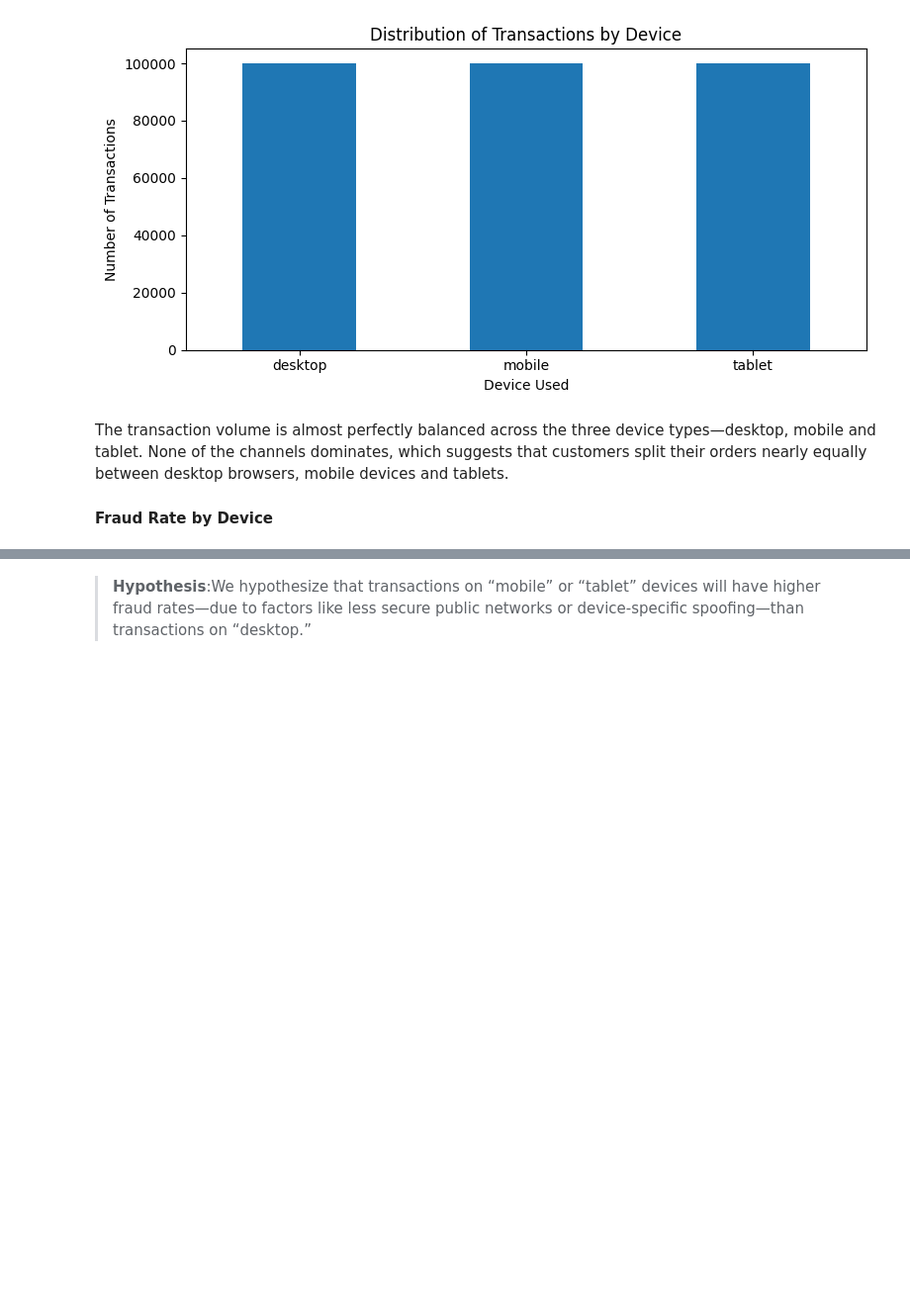
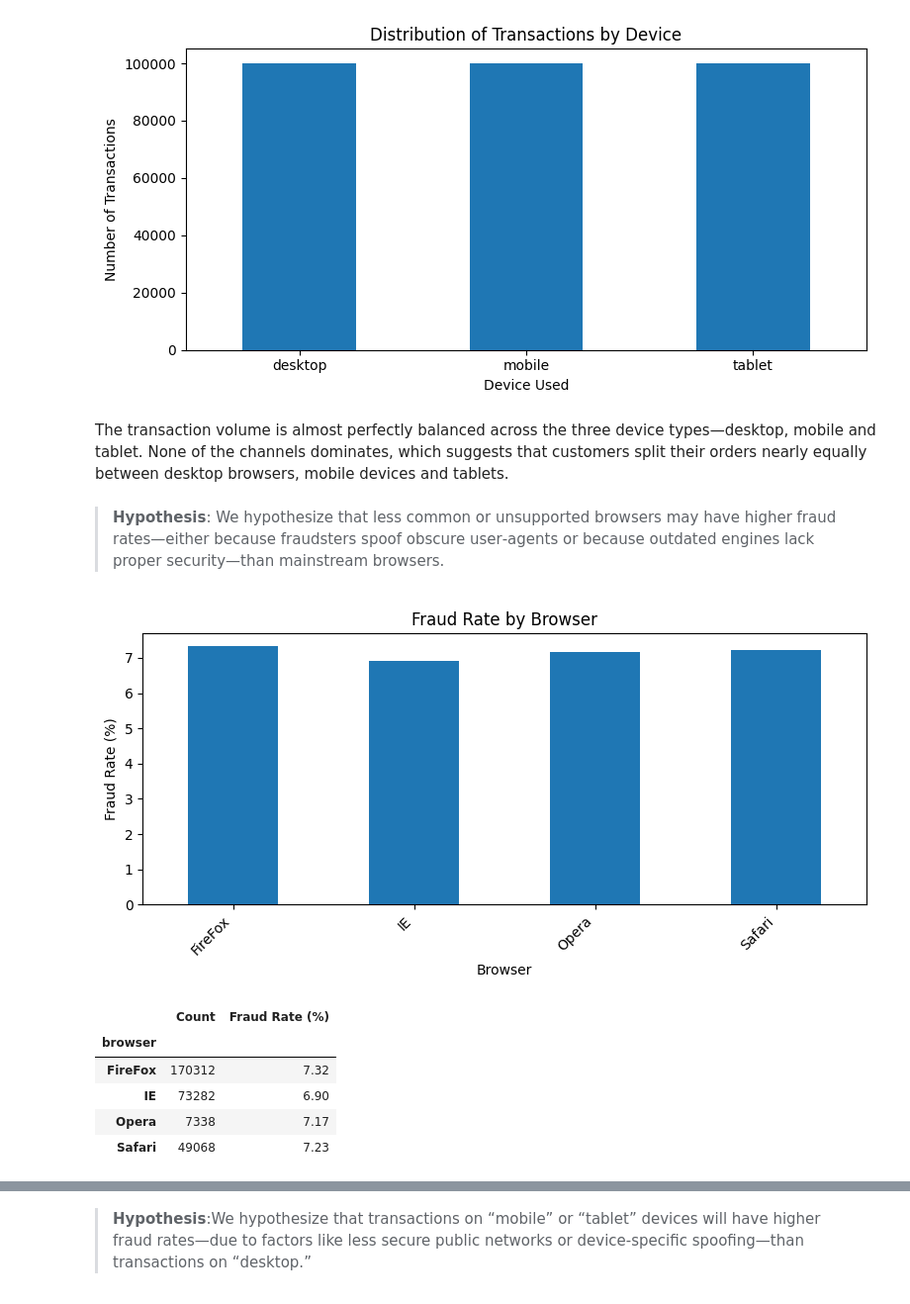
Before and after one commit to joaopcastro710/Proj_AI, a Jupyter notebook: Project 2/Proj2.ipynb, the cells around one changed output, grey strips where cells are left out. Shown at 99% size. Saved outputs shown, nothing was run; the diff lists cells and outputs as text; code cells hidden in the pictures; blank space fills up the shorter version.

```diff
--- a/Project 2/Proj2.ipynb
+++ b/Project 2/Proj2.ipynb
@@ -129,3 +116,21 @@ KeyError: 'signup_time'
+# %%
+
+df = pd.get_dummies(df, columns=[
+    'source', 'browser', 'sex', 'Payment.Method', 'Product.Category', 'Device.Used'
+], drop_first=True)
+
+X = df.drop(['Is.Fraudulent', 'Transaction.Date'], axis=1)
+y = df['Is.Fraudulent']
+
+
+from sklearn.model_selection import train_test_split
+from sklearn.preprocessing import StandardScaler
+
+X_train, X_test, y_train, y_test = train_test_split(X, y, test_size=0.2, random_state=42)
+
+scaler = StandardScaler()
+X_train_scaled = scaler.fit_transform(X_train)
+X_test_scaled = scaler.transform(X_test)
 # %%
 def train_and_evaluate(model, name):
     print(f"\ntraining {name}...")
@@ -449,5 +429,36 @@ plt.show()
 [figure]
 # %% [markdown]
 The transaction volume is almost perfectly balanced across the three device types—desktop, mobile and tablet. None of the channels dominates, which suggests that customers split their orders nearly equally between desktop browsers, mobile devices and tablets.
-
-#### Fraud Rate by Device
+# %% [markdown]
+> **Hypothesis**: We hypothesize that less common or unsupported browsers may have higher fraud rates—either because fraudsters spoof obscure user‐agents or because outdated engines lack proper security—than mainstream browsers.
+# %%
+df['browser'] = df[['browser_FireFox','browser_IE','browser_Opera','browser_Safari']] \
+                   .idxmax(axis=1) \
+                   .str.replace('browser_','', regex=False)
+
+browser_counts = df['browser'].value_counts()
+
+fraud_rate_browser = df.groupby('browser')['Is.Fraudulent'].mean() * 100
+plt.figure(figsize=(8,4))
+fraud_rate_browser.plot(kind='bar')
+plt.xlabel('Browser')
+plt.ylabel('Fraud Rate (%)')
+plt.title('Fraud Rate by Browser')
+plt.xticks(rotation=45, ha='right')
+plt.tight_layout()
+plt.show()
+
+summary_df = pd.DataFrame({
+    'Count':          browser_counts,
+    'Fraud Rate (%)': fraud_rate_browser.round(2)
+})
+
+display(summary_df)
+# %% [output]
+[figure, added]
+|  | Count | Fraud Rate (%) |
+| browser |  |  |
+| FireFox | 170312 | 7.32 |
+| IE | 73282 | 6.90 |
+| Opera | 7338 | 7.17 |
+| Safari | 49068 | 7.23 |
```
Also changed, not shown: parts of 32 cells of this notebook.
